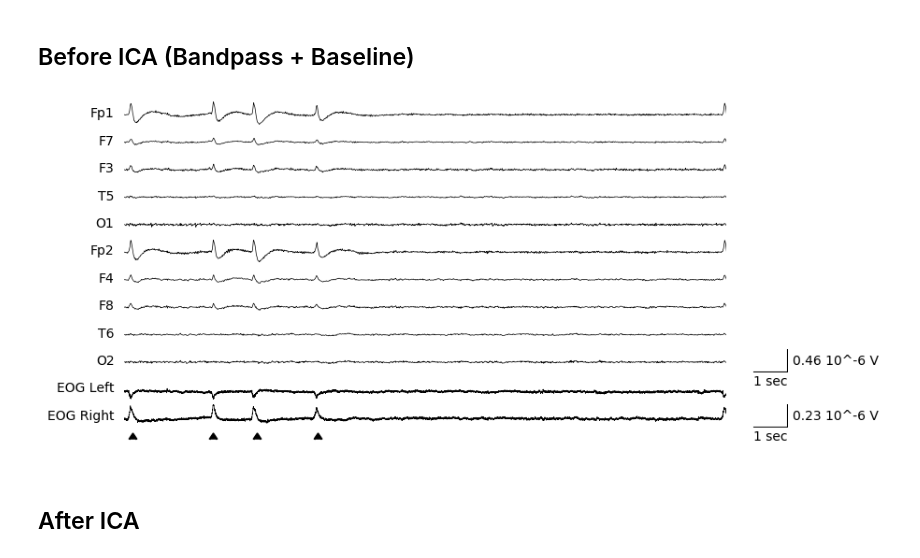
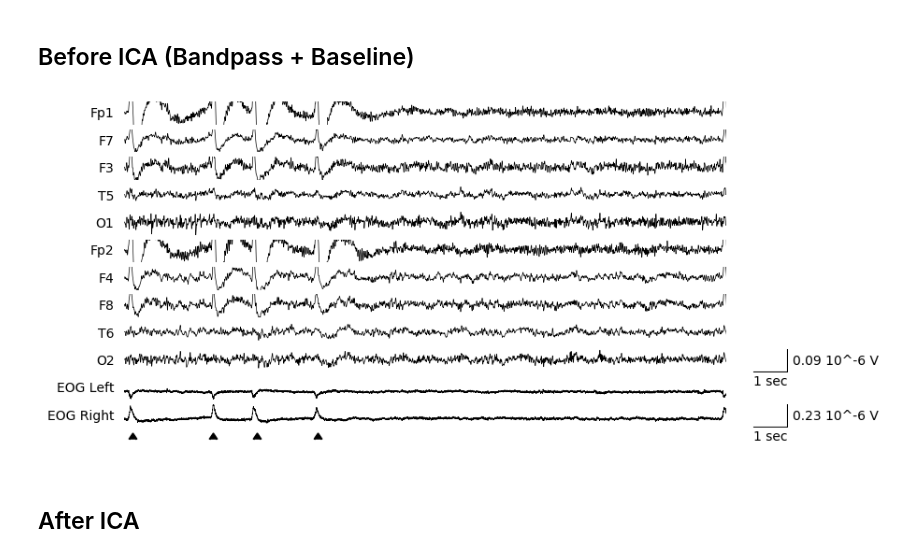
Before and after one commit to Young1906/ica_paper, a Jupyter notebook: figures_v2.ipynb, the cells around one changed output. Saved outputs shown, nothing was run; the diff lists cells and outputs as text; code cells hidden in the pictures.

```diff
--- a/figures_v2.ipynb
+++ b/figures_v2.ipynb
@@ -233,24 +233,25 @@ Zeroing out 1 ICA components
 # %%
 plot_sig_(
     sig= sample_raw_bandpass.get_data() * 1e3,
     eog= sample_raw_eog.get_data() * 1e3,
     ch_names = sample_raw_corrected.ch_names,
     eog_ch_names = sample_raw_eog.ch_names,
     fs=500,
     unit="10^-6 V",
     eog_unit = "10^-6 V",
     dpi=100,
-    # fname=f"{PATH}/fig3_{i}"
+    ylim=(-0.05017105619616143, 0.04000450007871456),
+#     fname=f"{PATH}/fig3_{i}",
     markers=[
         {"t":0.2,"c":"black"},
         {"t":2.2,"c":"black"},
         {"t":3.3,"c":"black"},
         {"t":4.8,"c":"black"},
     ]
 
 );
 # %% [output]
-[figure, old version]
+[figure, new version]
 # %% [markdown]
 ## After ICA
 # %%
```
Also changed, not shown: parts of 5 cells of this notebook, 3 other files.
